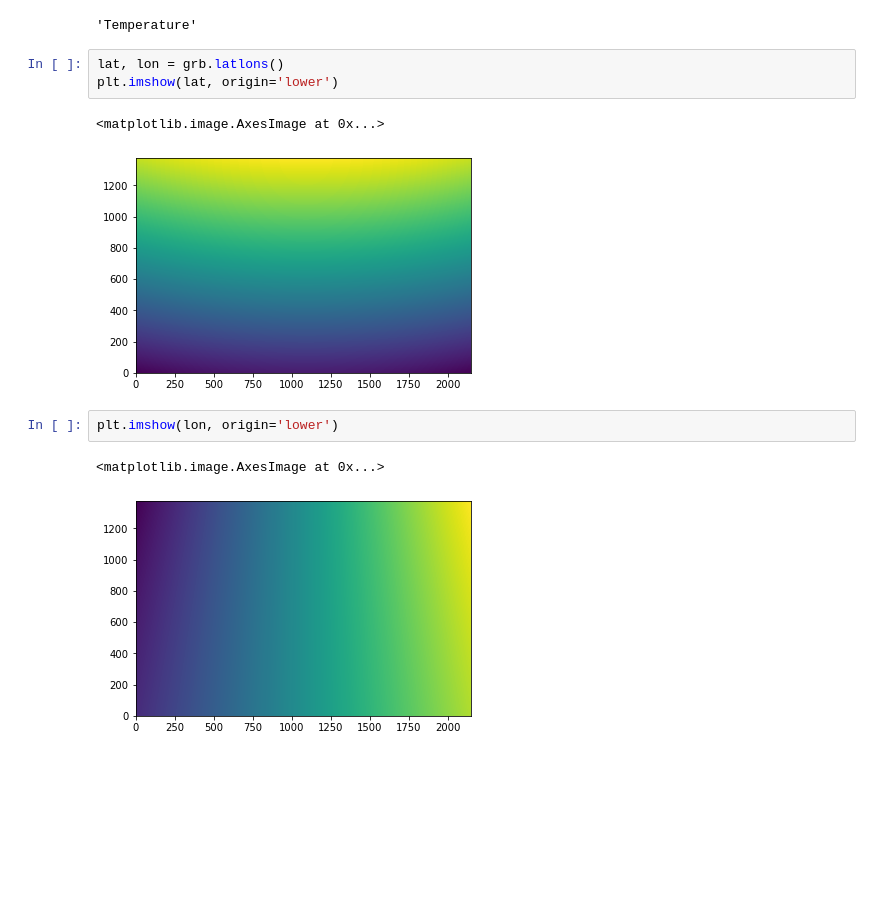
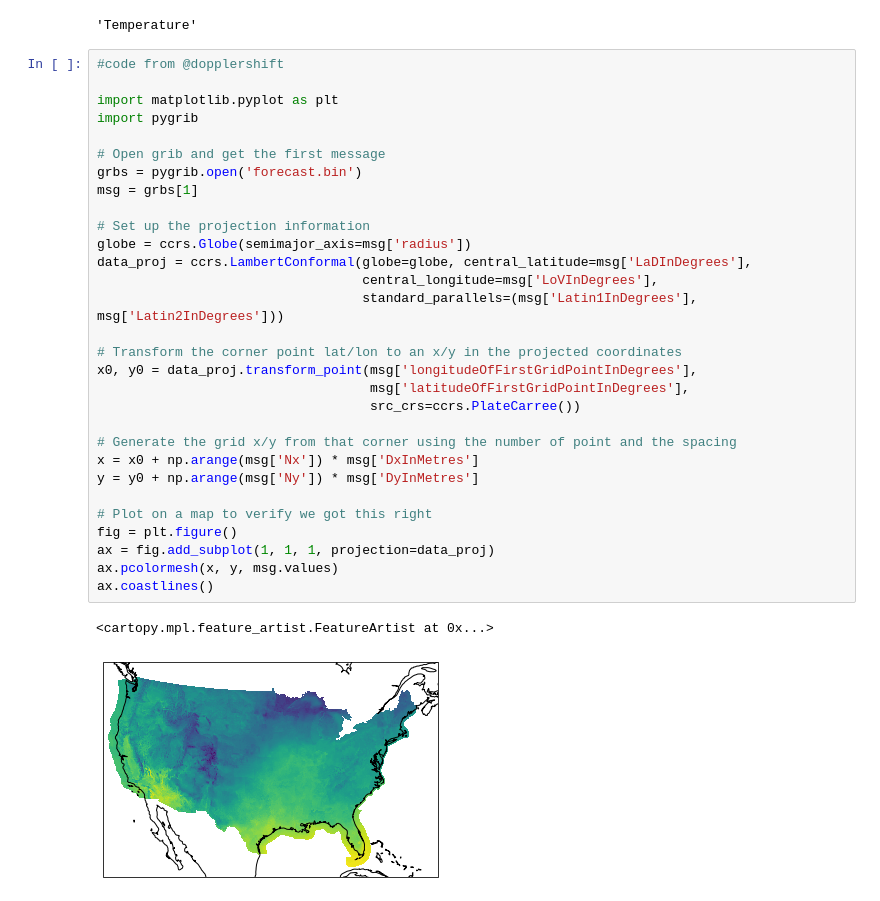
Before and after one commit to mharty3/energy_data_capstone, a Jupyter notebook: 00_data_source_exploration/weather_forecast_data.ipynb, the cells around one changed output. Cells and saved outputs as stored; diff of their text form; blank space fills up the shorter version.

```diff
--- a/00_data_source_exploration/weather_forecast_data.ipynb
+++ b/00_data_source_exploration/weather_forecast_data.ipynb
@@ -155,14 +211,36 @@ grb.parameterUnits
 grb.parameterName
 # %% [output]
 'Temperature'
-# %%
-lat, lon = grb.latlons()
-plt.imshow(lat, origin='lower')
-# %% [output]
-<matplotlib.image.AxesImage at 0x...>
-[figure, removed]
-# %%
-plt.imshow(lon, origin='lower')
-# %% [output]
-<matplotlib.image.AxesImage at 0x...>
-[figure, removed]
+# %%
+#code from @dopplershift
+
+import matplotlib.pyplot as plt
+import pygrib
+
+# Open grib and get the first message
+grbs = pygrib.open('forecast.bin')
+msg = grbs[1]
+
+# Set up the projection information
+globe = ccrs.Globe(semimajor_axis=msg['radius'])
+data_proj = ccrs.LambertConformal(globe=globe, central_latitude=msg['LaDInDegrees'],
+                                  central_longitude=msg['LoVInDegrees'],
+                                  standard_parallels=(msg['Latin1InDegrees'], msg['Latin2InDegrees']))
+
+# Transform the corner point lat/lon to an x/y in the projected coordinates
+x0, y0 = data_proj.transform_point(msg['longitudeOfFirstGridPointInDegrees'],
+                                   msg['latitudeOfFirstGridPointInDegrees'],
+                                   src_crs=ccrs.PlateCarree())
+
+# Generate the grid x/y from that corner using the number of point and the spacing
+x = x0 + np.arange(msg['Nx']) * msg['DxInMetres']
+y = y0 + np.arange(msg['Ny']) * msg['DyInMetres']
+
+# Plot on a map to verify we got this right
+fig = plt.figure()
+ax = fig.add_subplot(1, 1, 1, projection=data_proj)
+ax.pcolormesh(x, y, msg.values)
+ax.coastlines()
+# %% [output]
+<cartopy.mpl.feature_artist.FeatureArtist at 0x...>
+[figure, added]
```
Also changed, not shown: parts of 19 cells of this notebook, 2 other files.
